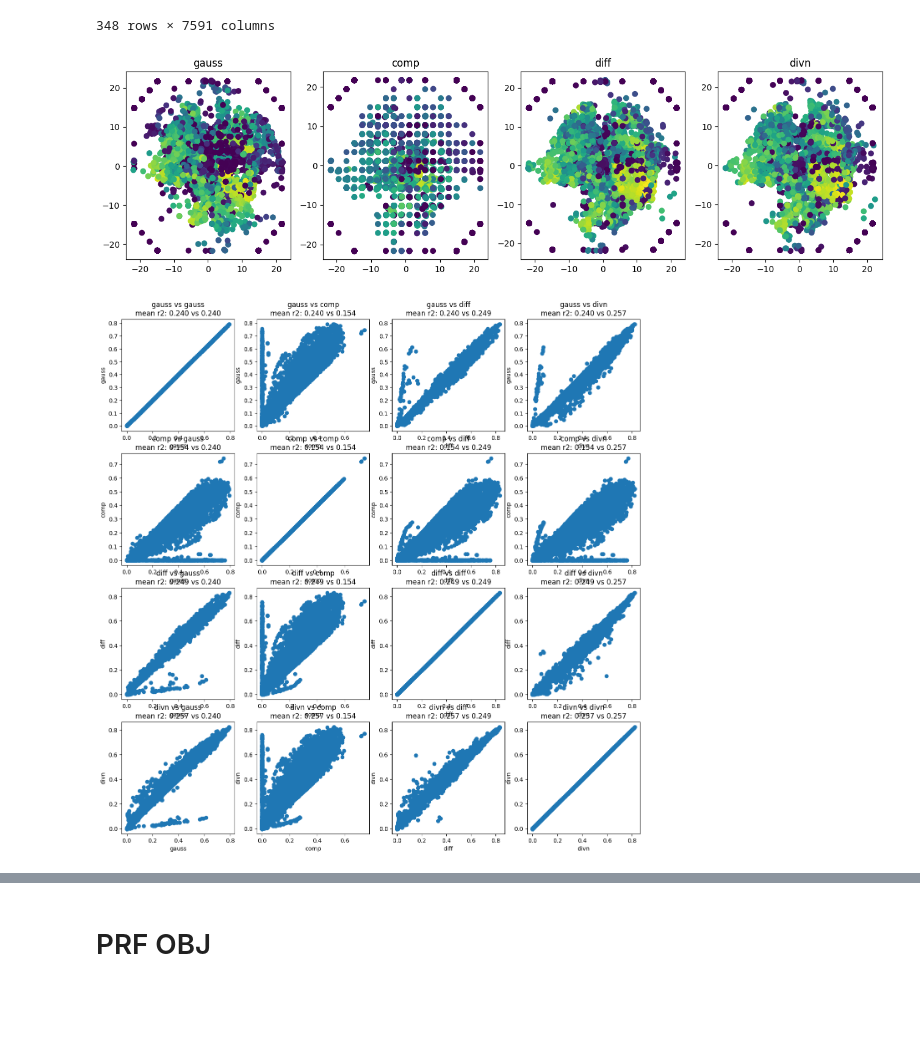
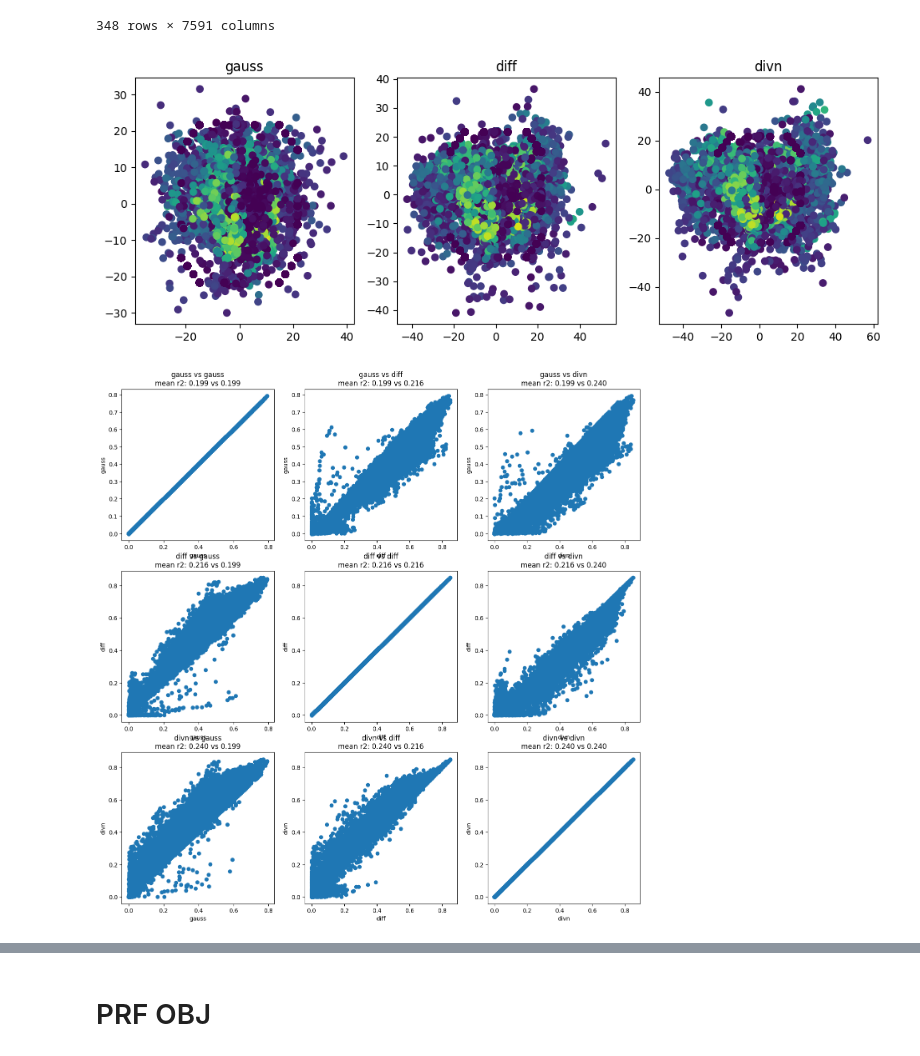
Before and after one commit to mdaghlian/hypotmri, a Jupyter notebook: postproc/prfs_dn.ipynb, the cells around one changed output, grey strips where cells are left out. Drawn from its saved outputs; the diff is of its cells as text; code cells hidden in the pictures; blank space fills up the shorter version.

```diff
--- a/postproc/prfs_dn.ipynb
+++ b/postproc/prfs_dn.ipynb
@@ -23,7 +23,7 @@ plt.imshow(dm_in[:,:,51], cmap='gray')
 from scipy.ndimage import zoom
 
 og_pix = dm_in.shape[0]
-n_pix = 50
+n_pix = 100
 pix_ratio = n_pix / og_pix
 dm = zoom(dm_in, (pix_ratio, pix_ratio, 1), order=0)  # nearest-neighbor
 plt.figure()
@@ -250,7 +254,7 @@ m = 'gauss'
 for k in data.keys():
     tip = fitter[k][m].fit(
         init_pars=tgp,
-        max_n_iterations=1000,
+        max_n_iterations=n_steps,
         learning_rate=0.1
         )
     tip['r2'] = fitter[k][m].get_rsq(tip)
@@ -318,7 +328,7 @@ for k in data.keys():
 
     tip = fitter[k][m].fit(
         init_pars=init_pars,
-        max_n_iterations=100,
+        max_n_iterations=n_steps,
         learning_rate=0.1
         )
     tip['r2'] = fitter[k][m].get_rsq(tip)
@@ -363,7 +392,7 @@ for k in data.keys():
 
     tip = fitter[k][m].fit(
         init_pars=init_pars,
-        max_n_iterations=100,
+        max_n_iterations=n_steps,
         learning_rate=0.1
         )
     tip['r2'] = fitter[k][m].get_rsq(tip)
@@ -415,21 +447,21 @@ data['pRFRE']
 | 347 | -0.753828 | -0.412747 | 0.232684 | 0.121520 | 0.012686 | 0.263087 | -0.340494 | -1.173334 | -0.488810 | -0.967727 | ... | ... |
 348 rows × 7591 columns
 # %%
-fig, axs = plt.subplots(1, 4, figsize=(16,4))
+fig, axs = plt.subplots(1, 3, figsize=(12,4))
 axs = axs.flatten()
 k = 'pRFLE'
-for i,m in enumerate(['gauss', 'comp', 'diff', 'divn']):
+for i,m in enumerate(['gauss', 'diff', 'divn']):
     axs[i].scatter(it[m][k]['x'], it[m][k]['y'], c=it[m][k]['r2'], cmap='viridis')
     axs[i].set_title(m)
 # %% [output]
-[figure, old version]
+[figure, new version]
 # %%
-fig, axs = plt.subplots(4, 4, figsize=(16,16))
+fig, axs = plt.subplots(3, 3, figsize=(16,16))
 axs = axs.flatten()
 k = 'pRFRE'
 i = 0
-for i1,m in enumerate(['gauss', 'comp', 'diff', 'divn']):
-    for i2,m2 in enumerate(['gauss', 'comp', 'diff', 'divn']):
+for i1,m in enumerate(['gauss', 'diff', 'divn']):
+    for i2,m2 in enumerate(['gauss', 'diff', 'divn']):
         axs[i].scatter(it[m2][k]['r2'], it[m][k]['r2'])
         axs[i].set_xlabel(m2)
         axs[i].set_ylabel(m)
@@ -438,4 +470,4 @@ for i1,m in enumerate(['gauss', 'comp', 'diff', 'divn']):
         axs[i].set_title(f'{m} vs {m2}\nmean r2: {m1r2:.3f} vs {m2r2:.3f}')
         i += 1
 # %% [output]
-[figure, old version]
+[figure, new version]
```
Also changed, not shown: parts of 22 cells of this notebook, 11 other files.
